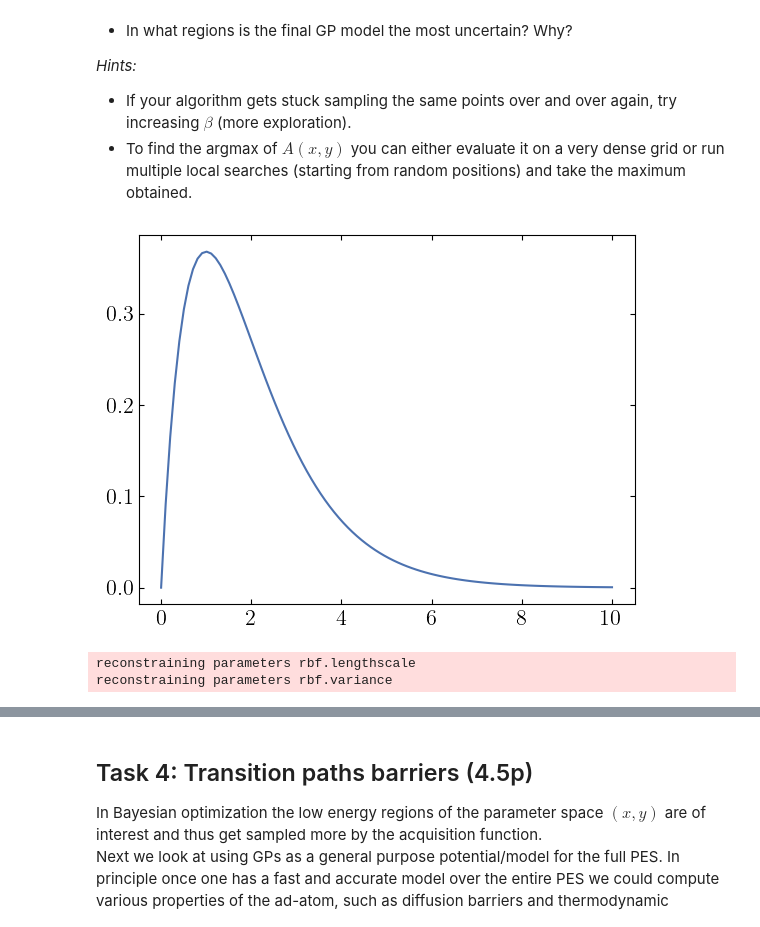
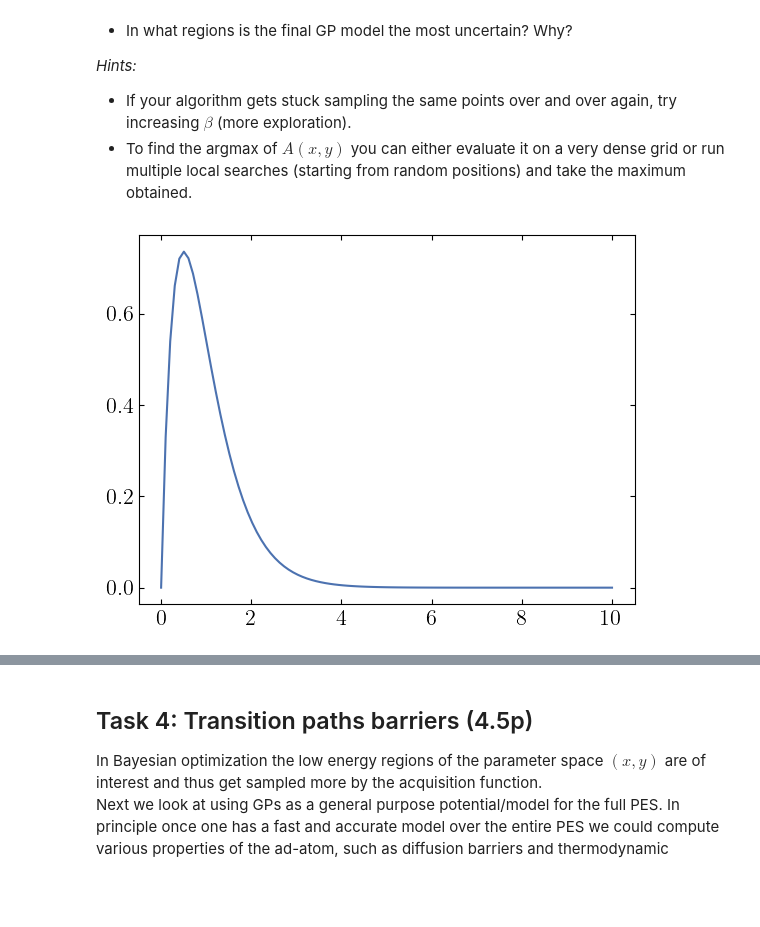
Before and after one commit to j-haralds/Advanced_sim, a Jupyter notebook: project_2b_shared/Jesper_project_2b.ipynb, the cells around one changed output, grey strips where cells are left out. Drawn from its saved outputs; the diff is of its cells as text; code cells hidden in the pictures; blank space fills up the shorter version.

```diff
--- a/project_2b_shared/Jesper_project_2b.ipynb
+++ b/project_2b_shared/Jesper_project_2b.ipynb
@@ -334,12 +334,12 @@ Start the Bayesian optimization from five (5) randomly drawn samples.
 # %%
 sigma = np.linspace(0, 10, 100)
 l = np.linspace(0, 30, 100)
-sig_pri = scipy.stats.gamma.pdf(sigma, a=2, scale=1) #
+sig_pri = scipy.stats.gamma.pdf(sigma, a=2, scale=0.5) #
 
 plt.plot(sigma, sig_pri, label='Prior on $\\sigma$');
 # plt.plot(l, l_pri, label='Prior on $l$')
 # %% [output]
-[figure, old version]
+[figure, new version]
 # %%
 def mean_variance_2_G_alpha_beta(mu, var):
     alpha= mu**2 / var
@@ -355,22 +355,17 @@ def build_kernel():
     l_prior = GPy.priors.Gamma(a=2, b=1)
 
     #l_prior = GPy.priors.Uniform(0.1, 10)
-    k_rbf['lengthscale'].set_prior(l_prior)
+    k_rbf['lengthscale'].set_prior(l_prior, warning=False)
 
     # Variance
-    var_prior = GPy.priors.Gamma(a=1.2, b=0.1)
-    k_rbf['variance'].set_prior(var_prior)
+    var_prior = GPy.priors.Gamma(a=2, b=1)
+    k_rbf['variance'].set_prior(var_prior, warning=False)
 
     # k_rbf.lengthscale = 0.4
     # k_rbf.variance = 0.1
 
     kernel = k_rbf + k_bias
     return kernel
-
-kernel_base = build_kernel() # Pre-build kernel to remove verbose output during optimization
-# %% [output]
-reconstraining parameters rbf.lengthscale
-reconstraining parameters rbf.variance
 # %%
 def get_initial_data(nsamp, x_lim=x_lim, y_lim=y_lim, surface=surface):
     # Initial positions and energy
```
Also changed, not shown: parts of 11 cells of this notebook.
